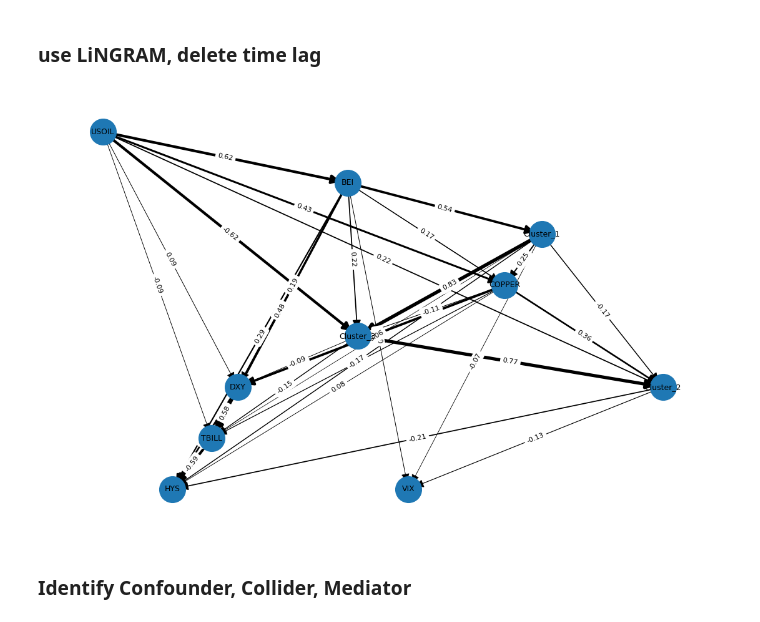
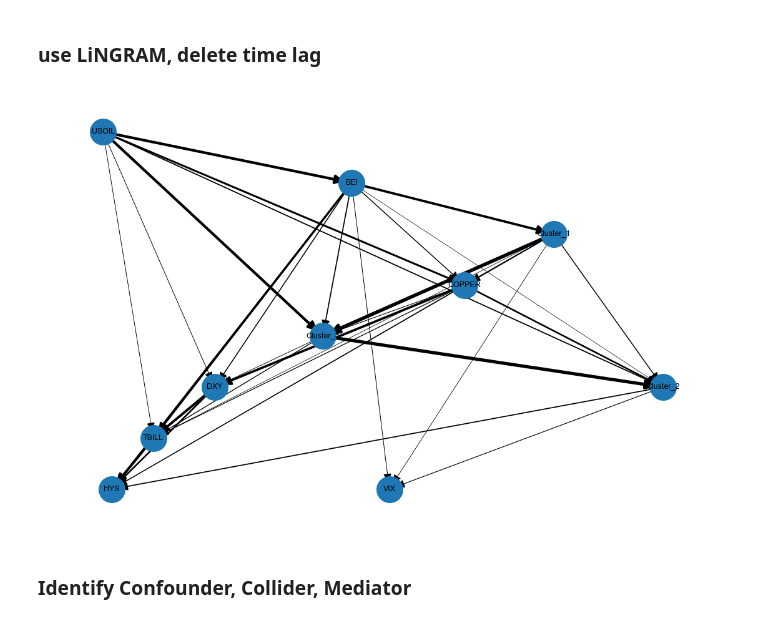
Before and after one commit to Tommylee1013/causal-allocation, a Jupyter notebook: Note/DYNOTEARS.ipynb, the cells around one changed output. Cells and saved outputs as stored; diff of their text form; code cells hidden in the pictures.

```diff
--- a/Note/DYNOTEARS.ipynb
+++ b/Note/DYNOTEARS.ipynb
@@ -580,9 +581,9 @@ model, B, order, df_used = fit_lingam_static(feature_matrix)
 # %%
 graph = adjacency_to_digraph(B, df_used.columns, thresh=1e-4)
 # %%
-plot_treeish(graph)
+plot_treeish(graph, show_weights=False)
 # %% [output]
-[figure, old version]
+[figure, new version]
 # %% [markdown]
 ### Identify Confounder, Collider, Mediator
 # %%
```
Also changed, not shown: parts of 3 cells of this notebook, 1 other file.
